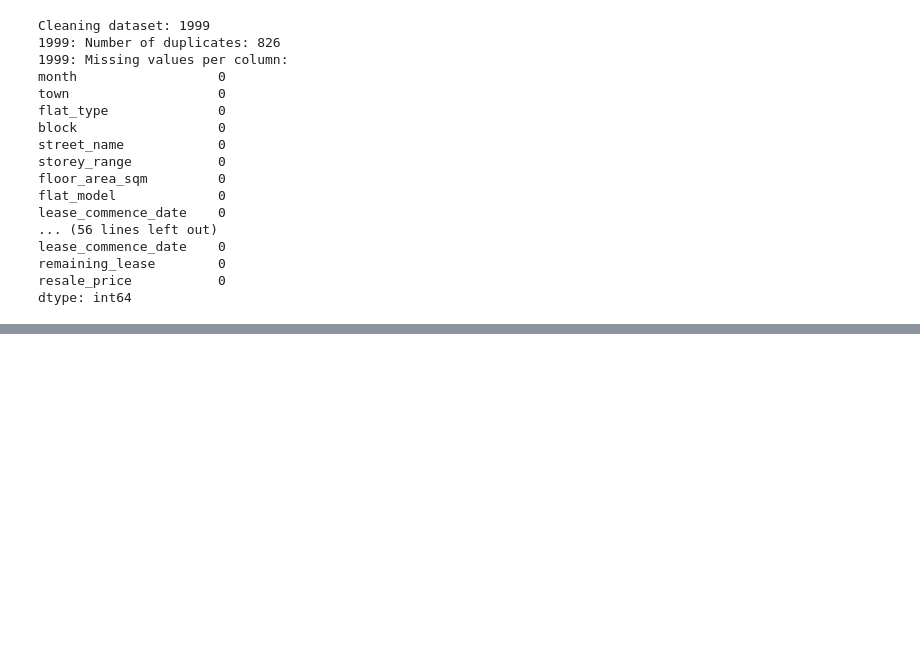
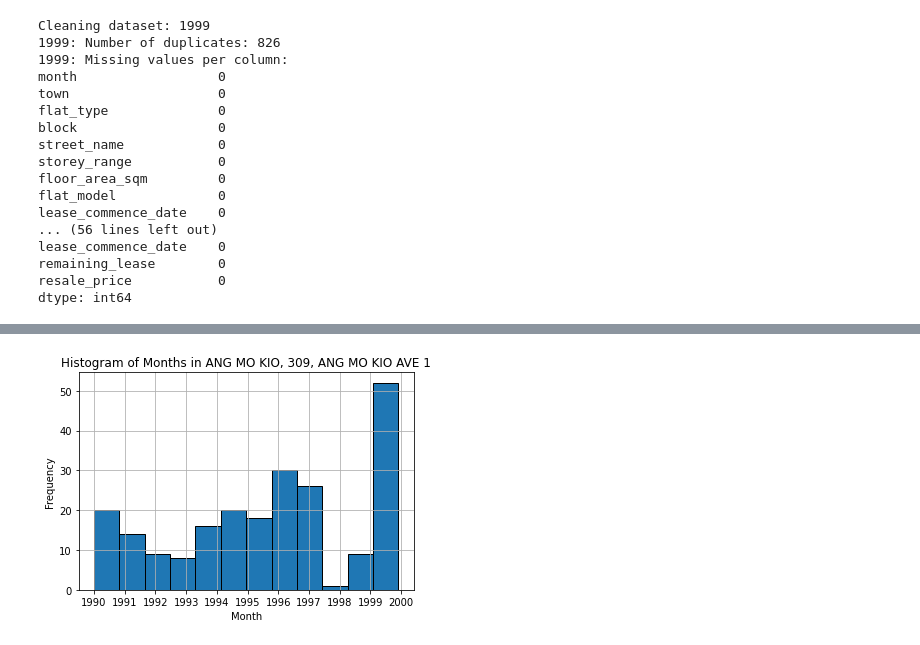
Before and after one commit to Zimmy313/HDB_HousingPrice_ML_Project, a Jupyter notebook: src/Data_Cleaning.ipynb, the cells around one changed output, grey strips where cells are left out. Saved outputs shown, nothing was run; the diff lists cells and outputs as text; code cells hidden in the pictures; blank space fills up the shorter version.

```diff
--- a/src/Data_Cleaning.ipynb
+++ b/src/Data_Cleaning.ipynb
@@ -155,0 +548,15 @@ df_2017_cleaned['remaining_lease'] = df_2017_cleaned['remaining_lease'].apply(co
+# %%
+
+# Filter the DataFrame to select the area 'ANG MO KIO', '309', 'ANG MO KIO AVE 1'
+selected_area = full_cleaned.loc[(full_cleaned['town'] == 'ANG MO KIO') &
+                                 (full_cleaned['block'] == '309') &
+                                 (full_cleaned['street_name'] == 'ANG MO KIO AVE 1')]
+
+# Plot a histogram of the 'month' column in the selected area
+selected_area['month'].hist(bins=12, edgecolor='black')
+plt.xlabel('Month')
+plt.ylabel('Frequency')
+plt.title('Histogram of Months in ANG MO KIO, 309, ANG MO KIO AVE 1')
+plt.show()
+# %% [output]
+[figure, added]
```
Also changed, not shown: parts of 36 cells of this notebook.
